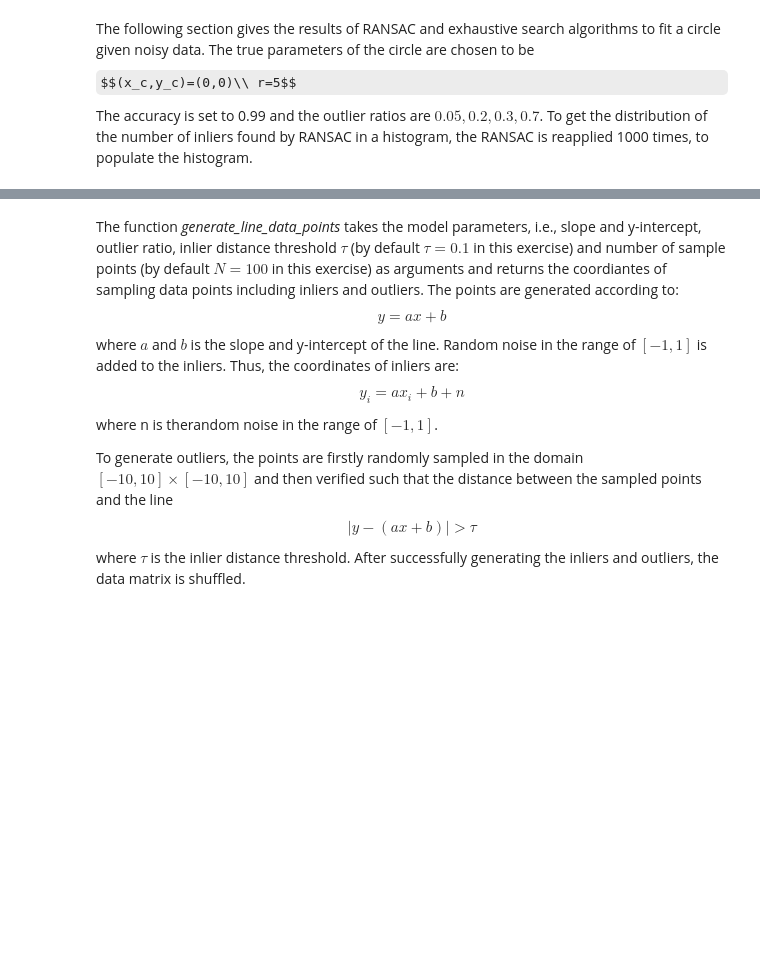
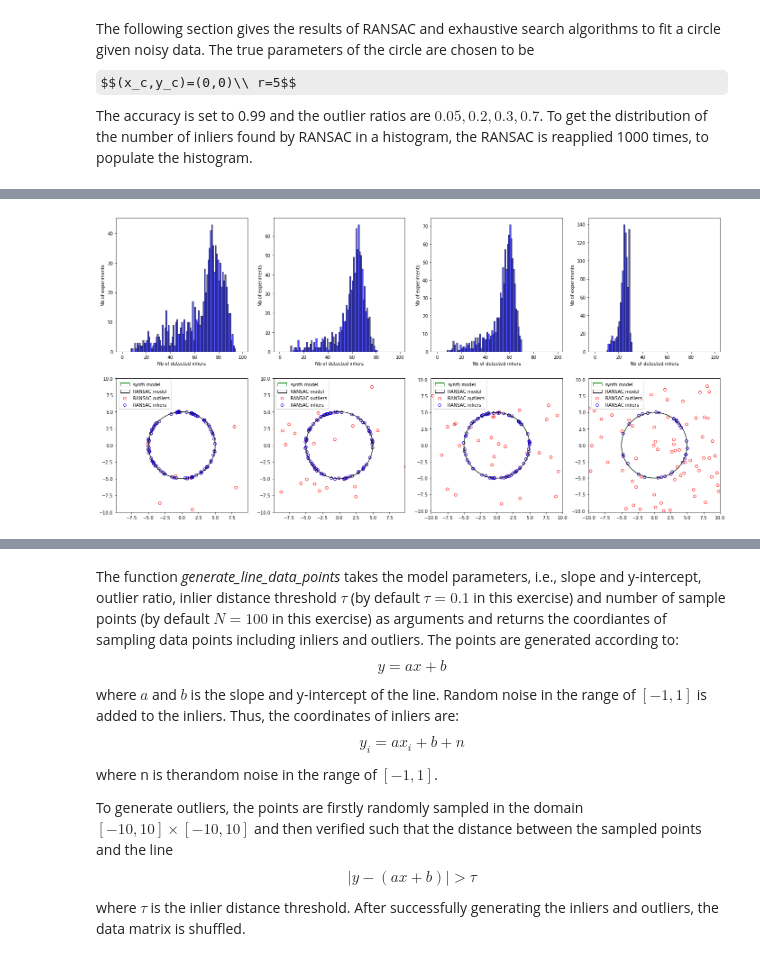
Before and after one commit to boqchen/Mathematical-Foundations-of-Computer-Graphics-and-Vision---SS21, a Jupyter notebook: MCGV_HW_1.ipynb, the cells around one changed output, grey strips where cells are left out. Saved outputs shown, nothing was run; the diff lists cells and outputs as text; code cells hidden in the pictures; some formulas as TeX source; blank space fills up the shorter version.

```diff
--- a/MCGV_HW_1.ipynb
+++ b/MCGV_HW_1.ipynb
@@ -215,10 +220,6 @@ def exhaustive_search(data=None, threshold=None):
 The following section gives the results of RANSAC and exhaustive search algorithms to fit a circle given noisy data. The true parameters of the circle are chosen to be $$(x_c,y_c)=(0,0)\\ r=5$$ The accuracy is set to 0.99 and the outlier ratios are $0.05, 0.2, 0.3, 0.7$. To get the distribution of the number of inliers found by RANSAC in a histogram, the RANSAC is reapplied 1000 times, to populate the histogram.
 # %%
 from tqdm.notebook import tqdm
-
-random.seed(datetime.now())
-
-#outlier_ratios = np.array([0.05, 0.2, 0.3, 0.7])
 
 # true circle parameters
 x_c = 0
@@ -231,50 +232,71 @@ print('Circle Radius:', r);
 p = 0.99
 s = 3
 
+outlier_ratios = [0.05, 0.2, 0.3, 0.7]
 
-best_inliers_fit = np.zeros((0, 0))
-inlier_counts = np.zeros((1, 1000))
-outlier_ratio = float(input('Enter outlier ratio:'))
-print('Outlier Ratio:', outlier_ratio)
-data = generate_circle_data_points(x_c, y_c, r, outlier_ratio)
-x = data[0, :]
-y = data[1, :]
-n_iterations = math.ceil(math.log(1 - p) / math.log(1 - (1 - outlier_ratio) ** s))
+fig, axs = plt.subplots(2,4)
+fig.set_size_inches((24,12))
 
-start = time.time()
-for j in tqdm(range(1000)):
+for i in range(len(outlier_ratios)):
 
-  x_c_fit, y_c_fit, r_fit, inliers_fit = circle_ransac(data, n_iterations, 0.1)
-  inlier_count = inliers_fit.shape[1]
-  inlier_counts[0][j] = inlier_count
+  random.seed(datetime.now())
+  best_inliers_fit = np.zeros((0, 0))
+  inlier_counts = np.zeros((1, 1000))
+  print('------------- outlier ratio is: ', outlier_ratios[i], '--------------------')
+  data = generate_circle_data_points(x_c, y_c, r, outlier_ratios[i])
+  x = data[0, :]
+  y = data[1, :]
+  n_iterations = math.ceil(math.log(1 - p) / math.log(1 - (1 - outlier_ratios[i]) ** s))
 
-  if inlier_count >= best_inliers_fit.shape[1]:
+  start = time.time()
+  for j in tqdm(range(1000)):
 
-    best_x_c_fit = x_c_fit
-    best_y_c_fit = y_c_fit
-    best_r_fit = r_fit
-    best_inliers_fit = inliers_fit
+    x_c_fit, y_c_fit, r_fit, inliers_fit = circle_ransac(data, n_iterations, 0.1)
+    inlier_count = inliers_fit.shape[1]
+    inlier_counts[0][j] = inlier_count
 
-end = time.time()
-inlier_count_mean = np.mean(inlier_counts)
-inlier_count_max = np.max(inlier_counts)
-inlier_count_median = np.median(inlier_counts)
-inlier_count_std = np.std(inlier_counts)
+    if inlier_count >= best_inliers_fit.shape[1]:
 
-print('---------------- RANSAC ---------------------------------')
-print('average running time of RANSAC:', (end-start)/1000)
-print('average number of inliers of RANSAC:', inlier_count_mean)
-print('maximum number of inliers of RANSAC:', inlier_count_max)
-print('median number of inliers of RANSAC:', inlier_count_median)
-print('standard deviation of inliers of RANSAC:', inlier_count_std)
+      best_x_c_fit = x_c_fit
+      best_y_c_fit = y_c_fit
+      best_r_fit = r_fit
+      best_inliers_fit = inliers_fit
 
-start_exhaustive = time.time()
-x_c_fit_ex, y_c_fit_ex, r_fit_ex, inliers_fit_ex = exhaustive_search(data, 0.1)
-end_exhaustive = time.time()
-print('---------------- Exhaustive Search------------------------')
-print('running time of exhaustive search:', end_exhaustive-start_exhaustive)
-inlier_count_ex = inliers_fit_ex.shape[1]
-print('number of inliers of exhaustive search:', inlier_count_ex)
+  end = time.time()
+  inlier_count_mean = np.mean(inlier_counts)
+  inlier_count_max = np.max(inlier_counts)
+  inlier_count_median = np.median(inlier_counts)
+  inlier_count_std = np.std(inlier_counts)
+
+  print('---------------- RANSAC ---------------------------------')
+  print('average running time of RANSAC:', (end-start)/1000)
+  print('average number of inliers of RANSAC:', inlier_count_mean)
+  print('maximum number of inliers of RANSAC:', inlier_count_max)
+  print('median number of inliers of RANSAC:', inlier_count_median)
+  print('standard deviation of inliers of RANSAC:', inlier_count_std)
+
+  start_exhaustive = time.time()
+  x_c_fit_ex, y_c_fit_ex, r_fit_ex, inliers_fit_ex = exhaustive_search(data, 0.1)
+  end_exhaustive = time.time()
+  print('---------------- Exhaustive Search------------------------')
+  print('running time of exhaustive search:', end_exhaustive-start_exhaustive)
+  inlier_count_ex = inliers_fit_ex.shape[1]
+  print('number of inliers of exhaustive search:', inlier_count_ex)
+
+  axs[0,i].hist(inlier_counts[0], bins=np.arange(0,100), facecolor="blue", edgecolor="black", alpha=0.7)
+  axs[0,i].set(xlabel='Nb of detected inliers', ylabel='Nb of experiments')
+  axs[1,i].scatter(x, y, facecolors='none', edgecolors='r', label = 'RANSAC outliers')
+  axs[1,i].scatter(best_inliers_fit[0,:], best_inliers_fit[1,:], facecolors='none', edgecolors='b', label = 'RANSAC inliers')
+  axs[1,i].axis('equal')
+  axs[1,i].set_xlim(-10, 10)
+  axs[1,i].set_ylim(-10, 10)
+
+  # plot the circle
+  circle1 = plt.Circle((x_c, y_c), r, color='g', fill=False, label='synth.model')
+  circle2 = plt.Circle((best_x_c_fit, best_y_c_fit), best_r_fit, color='black', fill=False, label='RANSAC model')
+  axs[1,i].add_patch(circle1)
+  axs[1,i].add_patch(circle2)
+  axs[1,i].legend(loc='upper left')
 # %% [output]
 Circle Center: 0 0
 Circle Radius: 5
@@ -292 +317,2 @@ running time of exhaustive search: 60.83304262161255
 number of inliers of exhaustive search: 30
+[figure, added]
```
Also changed, not shown: parts of 9 cells of this notebook.
